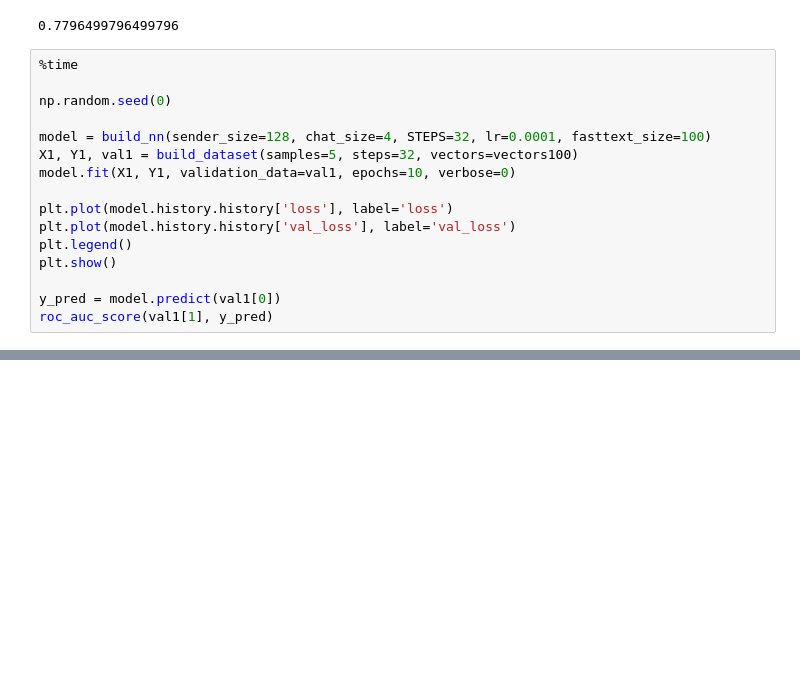
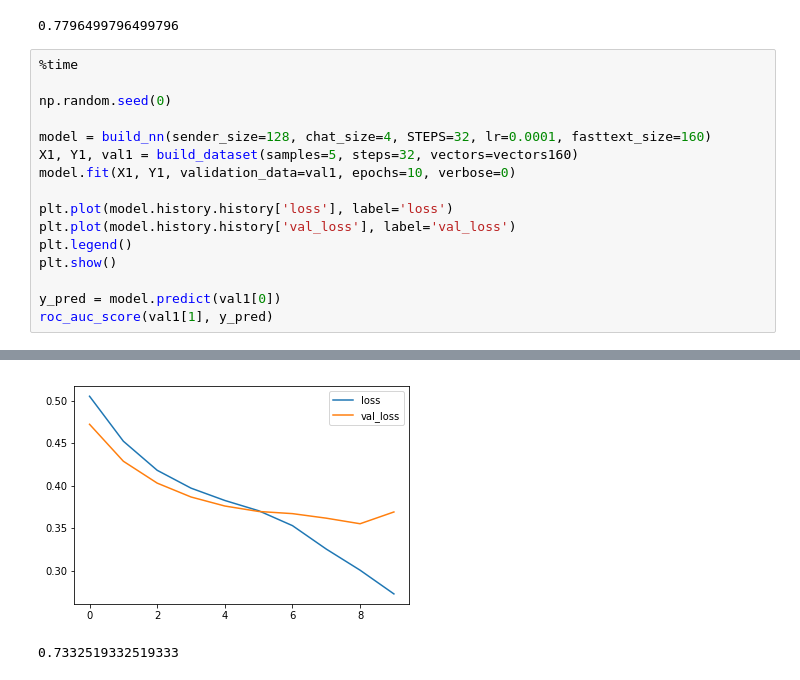
Before and after one commit to toly/aisthack, a Jupyter notebook: notebooks/04_check_many_fasttext_size.ipynb, the cells around one changed output, grey strips where cells are left out. Drawn from its saved outputs; the diff is of its cells as text; blank space fills up the shorter version.

```diff
--- a/notebooks/04_check_many_fasttext_size.ipynb
+++ b/notebooks/04_check_many_fasttext_size.ipynb
@@ -229,8 +229,8 @@ roc_auc_score(val1[1], y_pred)
 
 np.random.seed(0)
 
-model = build_nn(sender_size=128, chat_size=4, STEPS=32, lr=0.0001, fasttext_size=100)
-X1, Y1, val1 = build_dataset(samples=5, steps=32, vectors=vectors100)
+model = build_nn(sender_size=128, chat_size=4, STEPS=32, lr=0.0001, fasttext_size=160)
+X1, Y1, val1 = build_dataset(samples=5, steps=32, vectors=vectors160)
 model.fit(X1, Y1, validation_data=val1, epochs=10, verbose=0)
 
 plt.plot(model.history.history['loss'], label='loss')
@@ -240,3 +240,4 @@ plt.show()
 
 y_pred = model.predict(val1[0])
 roc_auc_score(val1[1], y_pred)
+# %% [output]
@@ -242,0 +246,2 @@ roc_auc_score(val1[1], y_pred)
+[figure, added]
+0.7332519332519333
```
Also changed, not shown: parts of 1 cell of this notebook.
